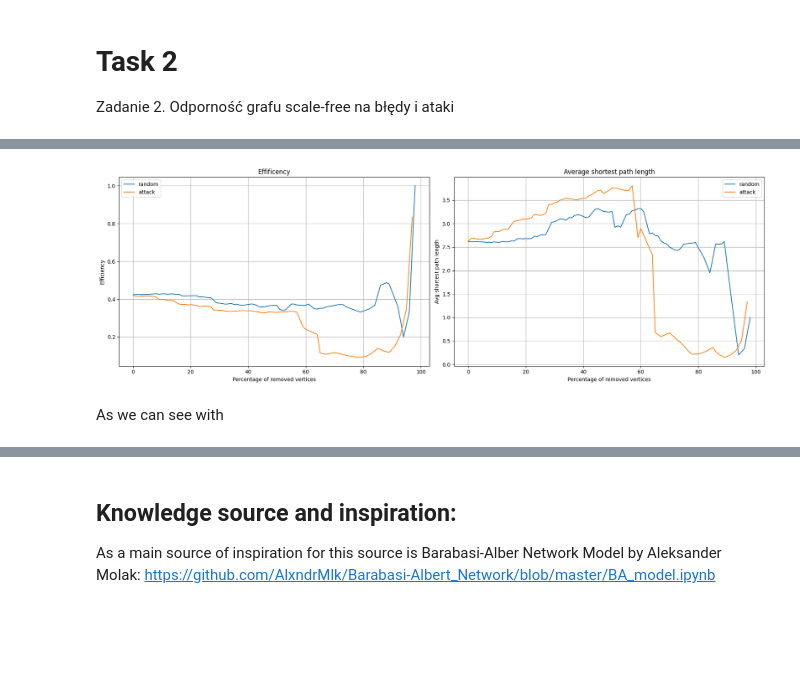
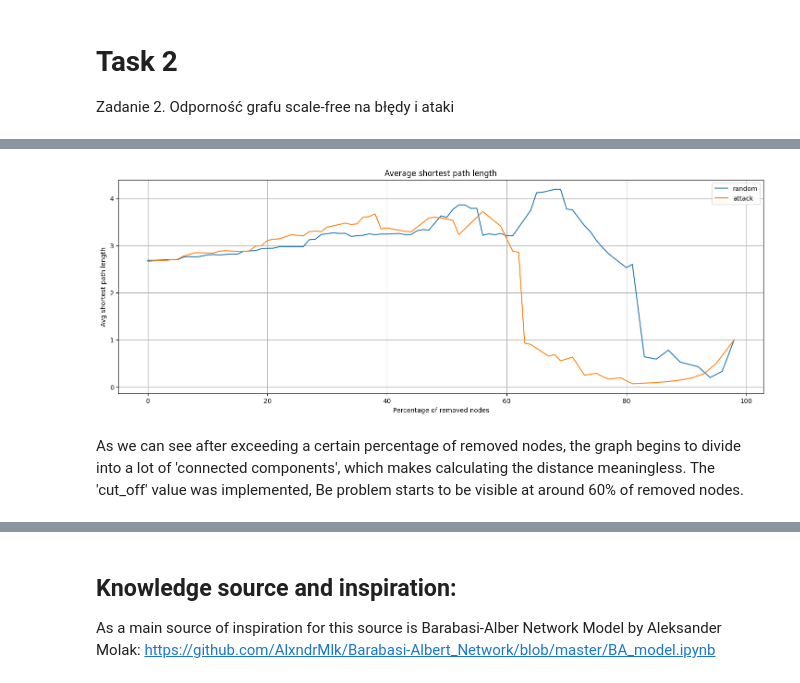
Before and after one commit to FilipKatulski/complex-systems, a Jupyter notebook: LAB3/lab3.ipynb, the cells around one changed output, grey strips where cells are left out. Cells and saved outputs as stored; diff of their text form; code cells hidden in the pictures; blank space fills up the shorter version.

```diff
--- a/LAB3/lab3.ipynb
+++ b/LAB3/lab3.ipynb
@@ -133,10 +151,10 @@ def calculate_attack_stats(ba: BarabasiAlbertNodeRemover, n_size=graph_size[0]):
 
     return f, eff, avg_len
 # %%
-ba = BarabasiAlbertNodeRemover(graph_size[0], graph_size[1], removal_mode='random')
-ba.build()
-f_1, eff_1, avg_len_1 = calculate_attack_stats(ba)
+ba_rand = BarabasiAlbertNodeRemover(graph_size[0], graph_size[1], removal_mode='random')
+ba_rand.build()
+f_1, eff_1, avg_len_1 = calculate_attack_stats(ba_rand)
 # %%
-ba = BarabasiAlbertNodeRemover(graph_size[0], graph_size[1], removal_mode='attack')
-ba.build()
-f_2, eff_2, avg_len_2 = calculate_attack_stats(ba)
+ba_atac = BarabasiAlbertNodeRemover(graph_size[0], graph_size[1], removal_mode='attack')
+ba_atac.build()
+f_2, eff_2, avg_len_2 = calculate_attack_stats(ba_atac)
@@ -143,31 +175,20 @@ f_2, eff_2, avg_len_2 = calculate_attack_stats(ba)
 # %%
+#
 plt.figure(figsize=(18, 6))
 
-plt.subplot(1, 2, 1)
-plt.plot(f_1, eff_1, label='random')
-plt.plot(f_2, eff_2, label='attack')
-plt.grid()
-plt.title('Effificency')
-plt.xlabel('Percentage of removed nodes')
-plt.ylabel('Efficiency')
-plt.legend()
-
-#
-
-plt.subplot(1, 2, 2)
 plt.plot(f_1, avg_len_1, label='random')
 plt.plot(f_2, avg_len_2, label='attack')
 plt.grid()
 plt.title('Average shortest path length')
 plt.xlabel('Percentage of removed nodes')
 plt.ylabel('Avg shortest path length')
 plt.legend()
 
-plt.tight_layout()
+plt.show()
 # %% [output]
-[figure, old version]
+[figure, new version]
-# %% [markdown]
-As we can see with
+# %% [markdown]
+As we can see after exceeding a certain percentage of removed nodes, the graph begins to divide into a lot of 'connected components', which makes calculating the distance meaningless. The 'cut_off' value was implemented, Be problem starts to be visible at around 60% of removed nodes.
 # %%
 def calculate_attack_stats_with_cut_off(ba: BarabasiAlbertNodeRemover, n_size=graph_size[0], cut_off=100):
     f = []
```
Also changed, not shown: parts of 15 cells of this notebook.
